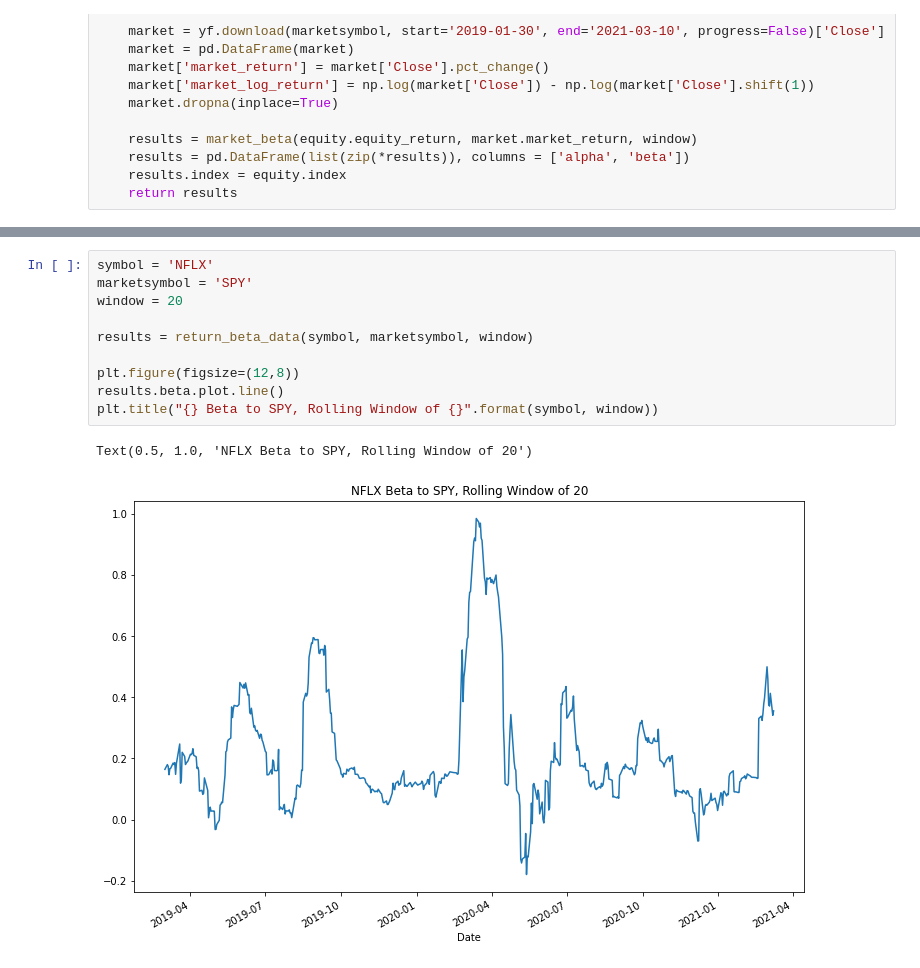
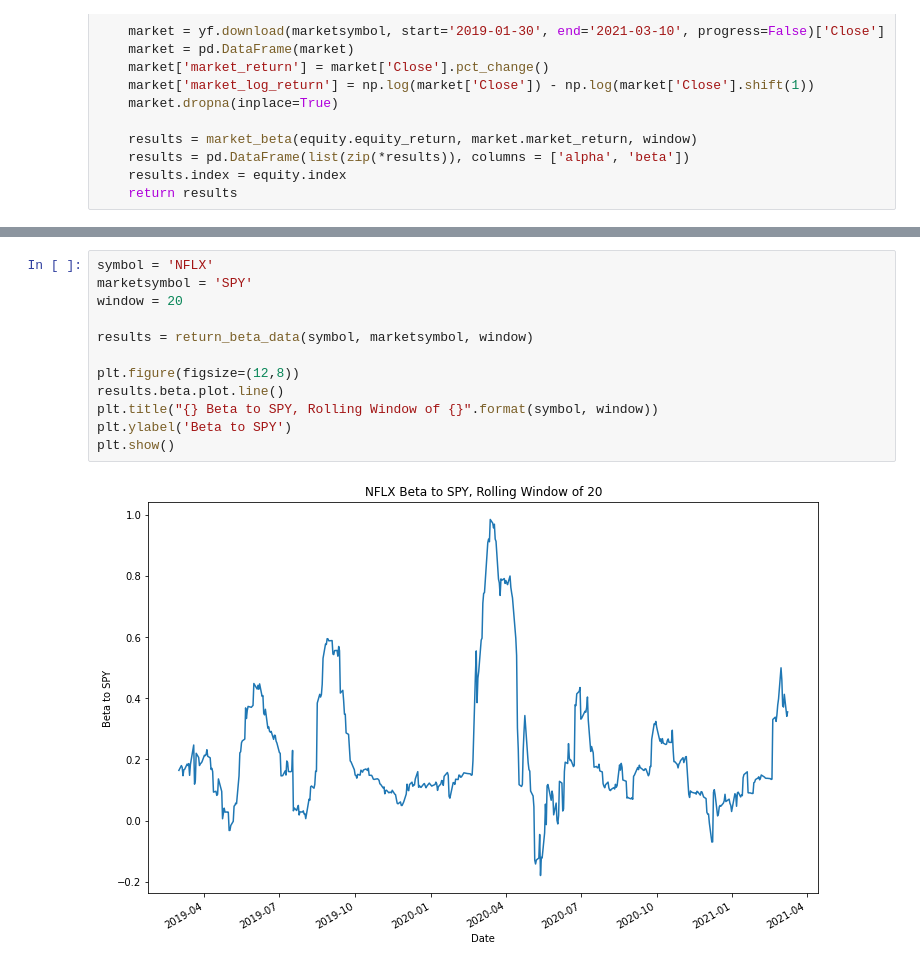
Before and after one commit to chainsaw0/beta, a Jupyter notebook: MarketBetas.ipynb, the cells around one changed output, grey strips where cells are left out. Cells and saved outputs as stored; diff of their text form.

```diff
--- a/MarketBetas.ipynb
+++ b/MarketBetas.ipynb
@@ -70,16 +71,17 @@ Text(0.5, 1.0, 'AMZN Beta to SPY, Rolling Window of 20')
 # %%
 symbol = 'NFLX'
 marketsymbol = 'SPY'
 window = 20
 
 results = return_beta_data(symbol, marketsymbol, window)
 
 plt.figure(figsize=(12,8))
 results.beta.plot.line()
 plt.title("{} Beta to SPY, Rolling Window of {}".format(symbol, window))
+plt.ylabel('Beta to SPY')
+plt.show()
 # %% [output]
-Text(0.5, 1.0, 'NFLX Beta to SPY, Rolling Window of 20')
-[figure, old version]
+[figure, new version]
 # %%
 symbol = 'ZM'
 marketsymbol = 'SPY'
```
Also changed, not shown: parts of 3 cells of this notebook.
